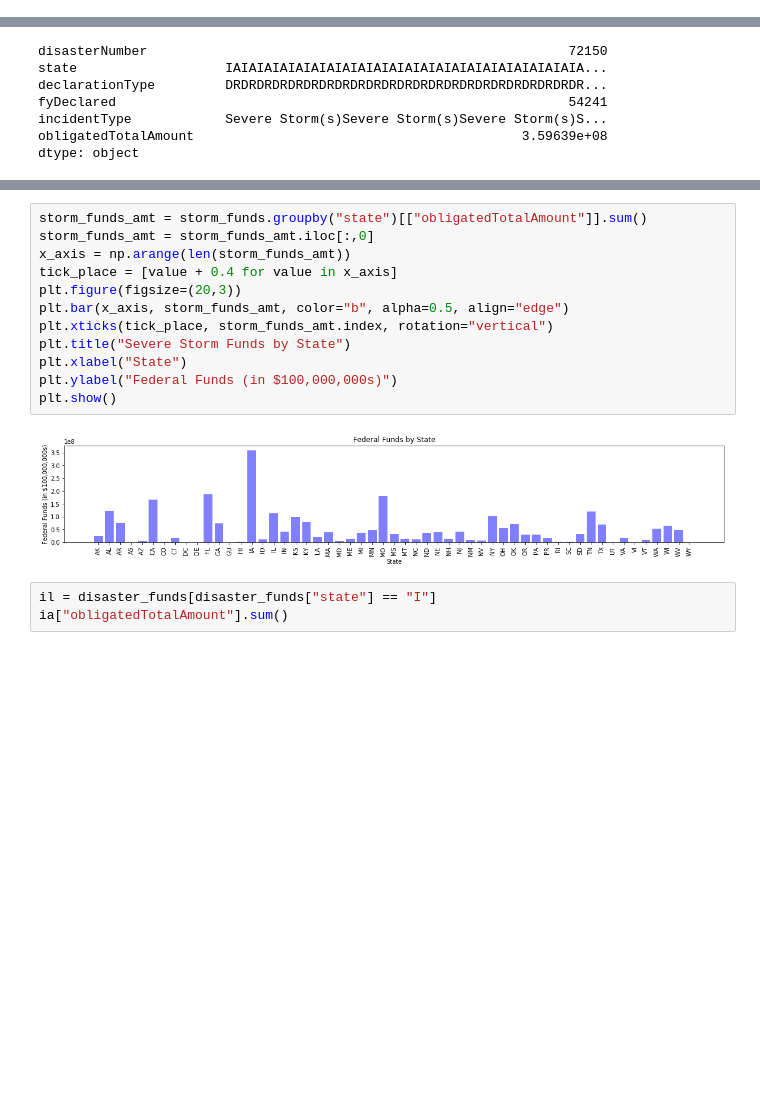
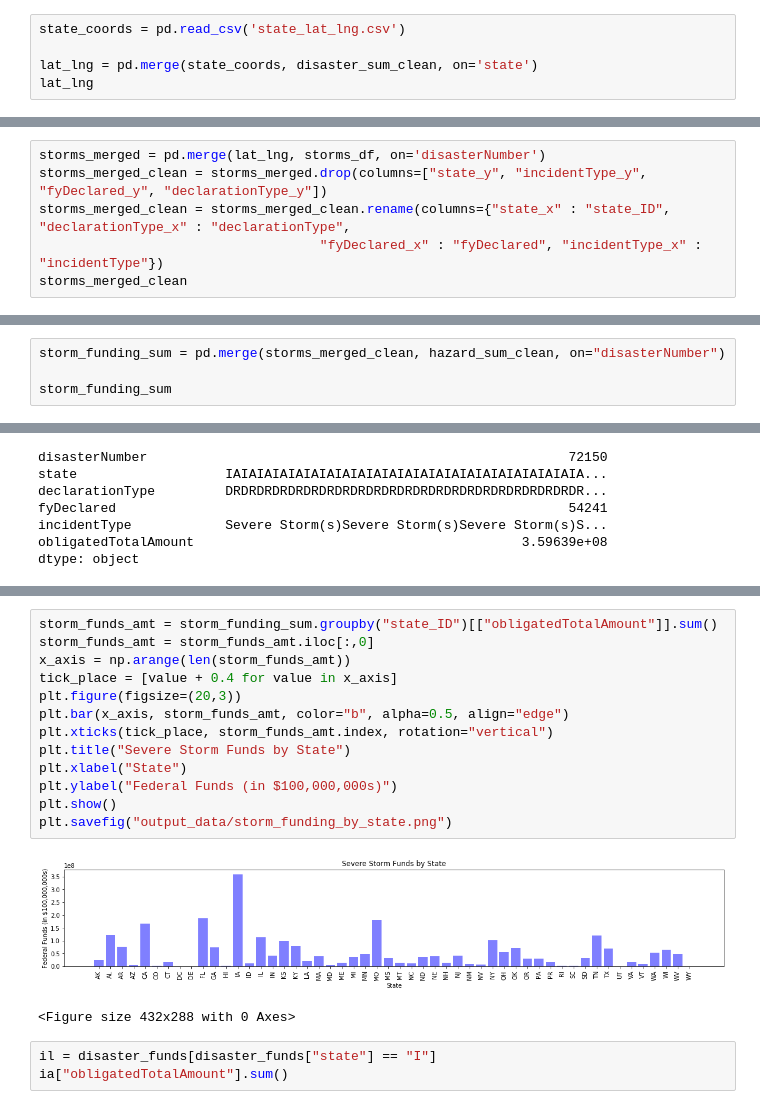
Before and after one commit to anPerger/project-1, a Jupyter notebook: Cleaning_Data_storms.ipynb, the cells around one changed output, grey strips where cells are left out. Saved outputs shown, nothing was run; the diff lists cells and outputs as text; blank space fills up the shorter version.

```diff
--- a/Cleaning_Data_storms.ipynb
+++ b/Cleaning_Data_storms.ipynb
@@ -228,0 +182,5 @@ storms_merged["projectType"].nunique()
+# %%
+state_coords = pd.read_csv('state_lat_lng.csv')
+
+lat_lng = pd.merge(state_coords, disaster_sum_clean, on='state')
+lat_lng
@@ -228,0 +201,6 @@ storms_merged["projectType"].nunique()
+# %%
+storms_merged = pd.merge(lat_lng, storms_df, on='disasterNumber')
+storms_merged_clean = storms_merged.drop(columns=["state_y", "incidentType_y", "fyDeclared_y", "declarationType_y"])
+storms_merged_clean = storms_merged_clean.rename(columns={"state_x" : "state_ID", "declarationType_x" : "declarationType",
+                                    "fyDeclared_x" : "fyDeclared", "incidentType_x" : "incidentType"})
+storms_merged_clean
@@ -279,0 +308,4 @@ funding_sum
+# %%
+storm_funding_sum = pd.merge(storms_merged_clean, hazard_sum_clean, on="disasterNumber")
+
+storm_funding_sum
@@ -325,17 +358,19 @@ project_funds
 # %%
-storm_funds_amt = storm_funds.groupby("state")[["obligatedTotalAmount"]].sum()
+storm_funds_amt = storm_funding_sum.groupby("state_ID")[["obligatedTotalAmount"]].sum()
 storm_funds_amt = storm_funds_amt.iloc[:,0]
 x_axis = np.arange(len(storm_funds_amt))
 tick_place = [value + 0.4 for value in x_axis]
 plt.figure(figsize=(20,3))
 plt.bar(x_axis, storm_funds_amt, color="b", alpha=0.5, align="edge")
 plt.xticks(tick_place, storm_funds_amt.index, rotation="vertical")
 plt.title("Severe Storm Funds by State")
 plt.xlabel("State")
 plt.ylabel("Federal Funds (in $100,000,000s)")
 plt.show()
+plt.savefig("output_data/storm_funding_by_state.png")
 # %% [output]
-[figure, old version]
+[figure, new version]
+<Figure size 432x288 with 0 Axes>
 # %%
 il = disaster_funds[disaster_funds["state"] == "I"]
 ia["obligatedTotalAmount"].sum()
```
Also changed, not shown: parts of 29 cells of this notebook, 10 other files.
